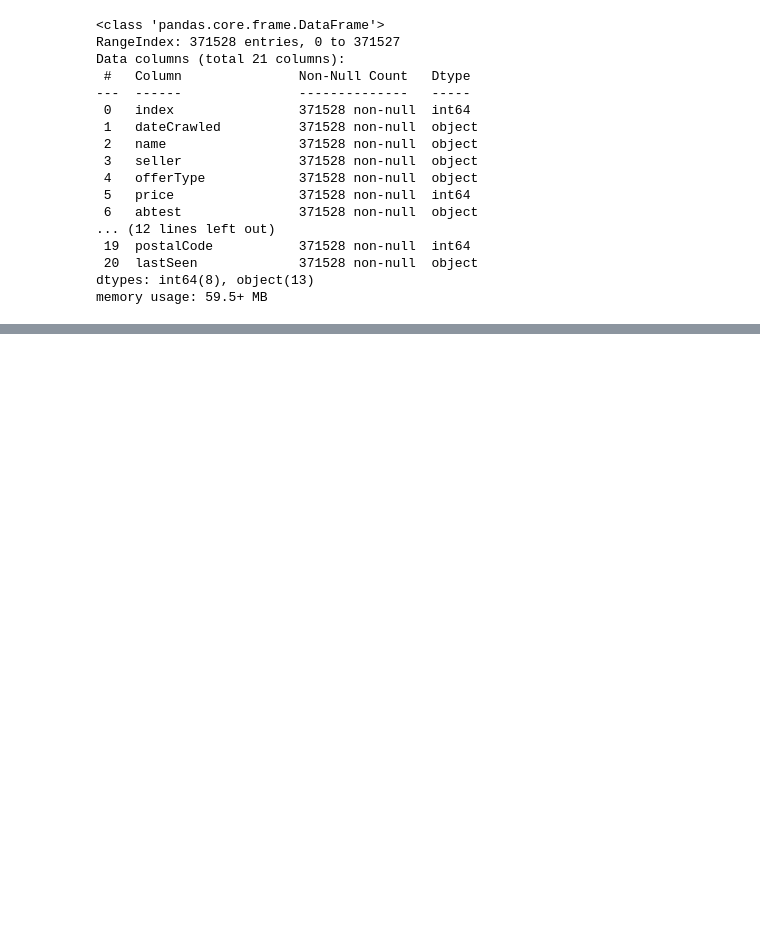
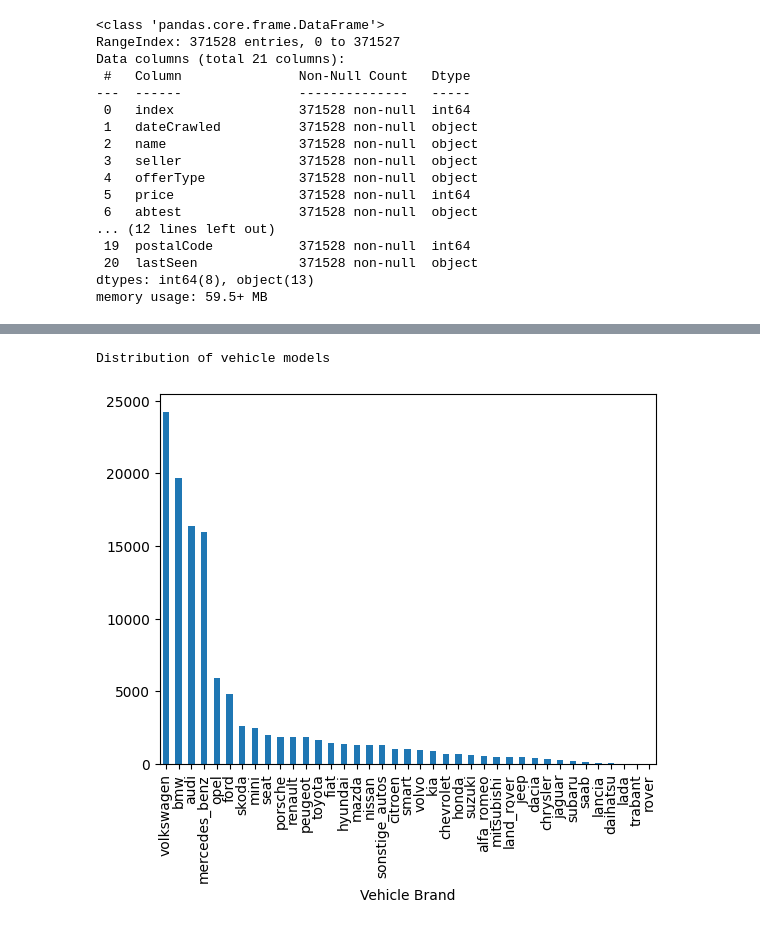
Before and after one commit to DarrionG/used_car_prices, a Jupyter notebook: linear_reg.ipynb, the cells around one changed output, grey strips where cells are left out. Saved outputs shown, nothing was run; the diff lists cells and outputs as text; code cells hidden in the pictures; blank space fills up the shorter version.

```diff
--- a/linear_reg.ipynb
+++ b/linear_reg.ipynb
@@ -43,0 +161,6 @@ data.head()
+# %%
+data['brand'].value_counts().plot(kind='bar', xlabel="Vehicle Brand")
+print("Distribution of vehicle models")
+# %% [output]
+Distribution of vehicle models
+[figure, added]
```
Also changed, not shown: parts of 15 cells of this notebook, 2 other files.
